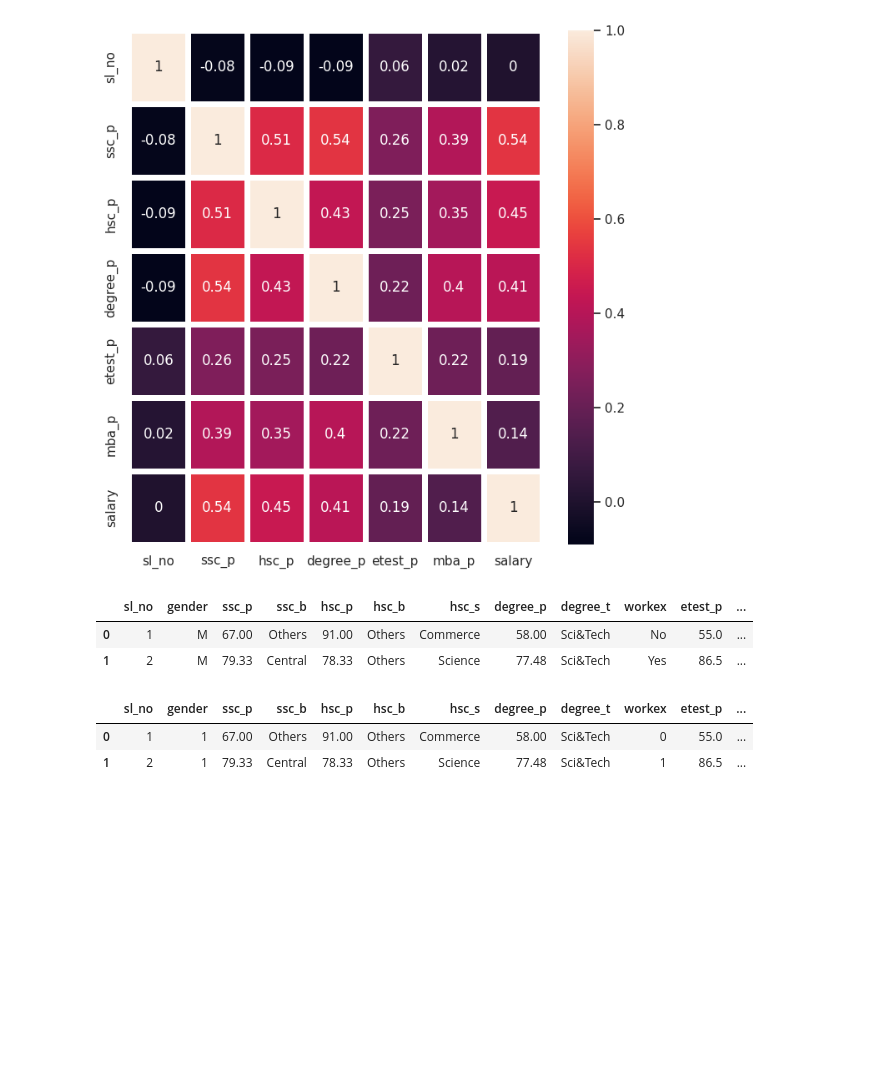
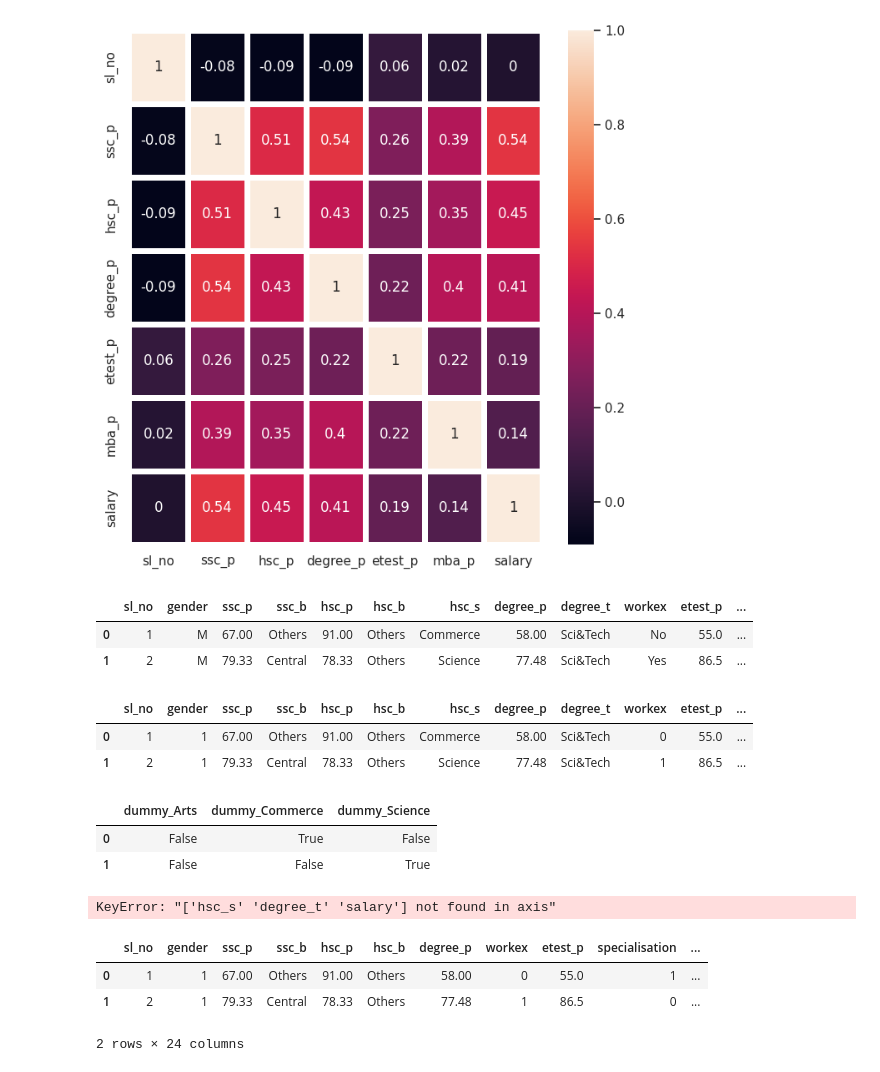
Before and after one commit to SandraRojasZ/Pos_Tech_Data-Analytics, a Jupyter notebook: Fase 2 - Machine Learning and Time Series/Machine_Learning_Avancado/Aula_2_KNN_SVM.ipynb, the cells around one changed output. Saved outputs shown, nothing was run; the diff lists cells and outputs as text; code cells hidden in the pictures; blank space fills up the shorter version.

```diff
--- a/Fase 2 - Machine Learning and Time Series/Machine_Learning_Avancado/Aula_2_KNN_SVM.ipynb
+++ b/Fase 2 - Machine Learning and Time Series/Machine_Learning_Avancado/Aula_2_KNN_SVM.ipynb
@@ -234,0 +241,18 @@ dados.head(2)
+# %%
+dummy_hsc_s.head(2)
+# %% [output]
+|  | dummy_Arts | dummy_Commerce | dummy_Science |
+| 0 | False | True | False |
+| 1 | False | False | True |
+# %%
+# Retirada de variáveis que não são necessárias para a análise
+dados_dummy.drop(["hsc_s", "degree_t", "salary"], axis=1, inplace=True)
+# %% [output]
+KeyError: "['hsc_s' 'degree_t' 'salary'] not found in axis"
+# %%
+dados_dummy.head(2)
+# %% [output]
+|  | sl_no | gender | ssc_p | ssc_b | hsc_p | hsc_b | degree_p | workex | etest_p | specialisation | ... |
+| 0 | 1 | 1 | 67.00 | Others | 91.00 | Others | 58.00 | 0 | 55.0 | 1 | ... |
+| 1 | 2 | 1 | 79.33 | Central | 78.33 | Others | 77.48 | 1 | 86.5 | 0 | ... |
+2 rows × 24 columns
```
Also changed, not shown: parts of 26 cells of this notebook.
